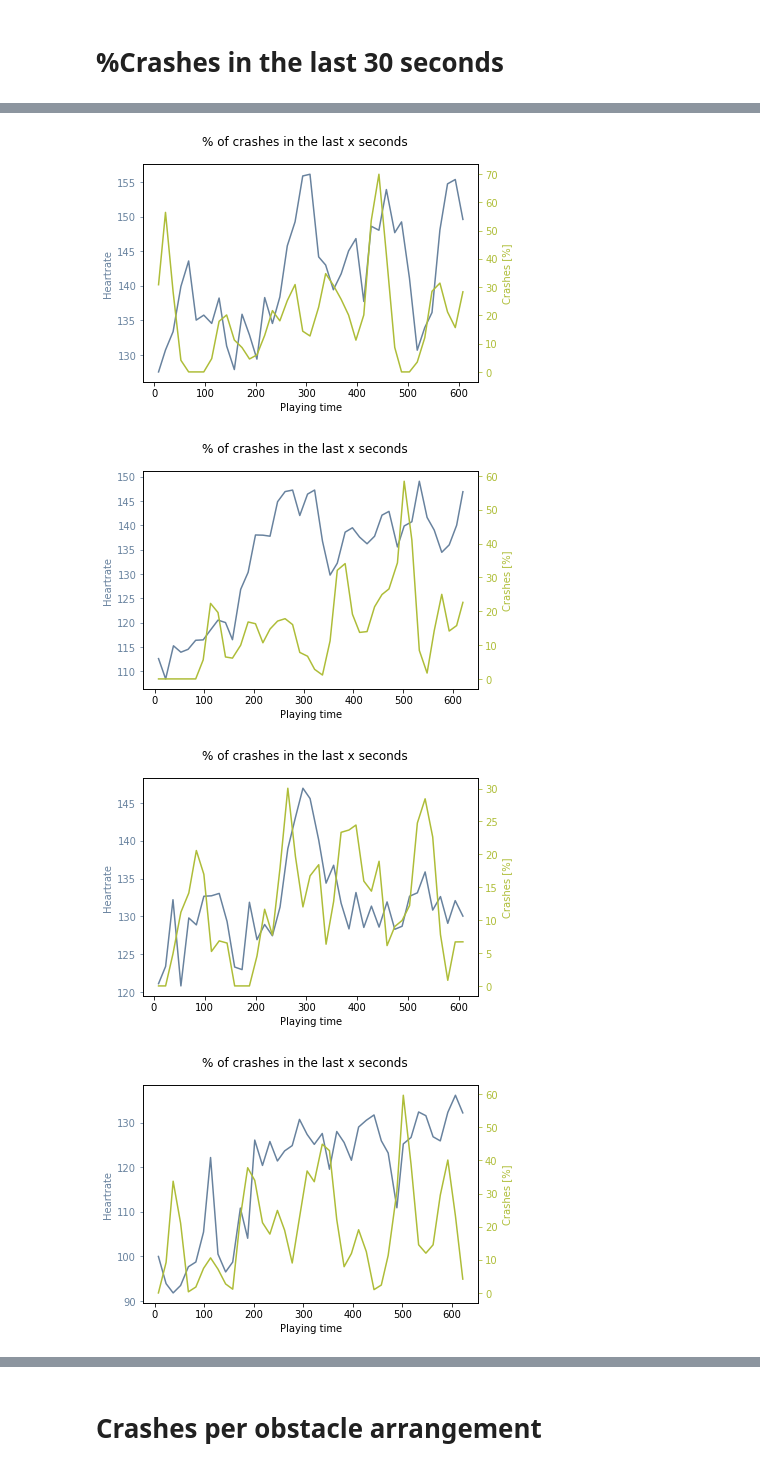
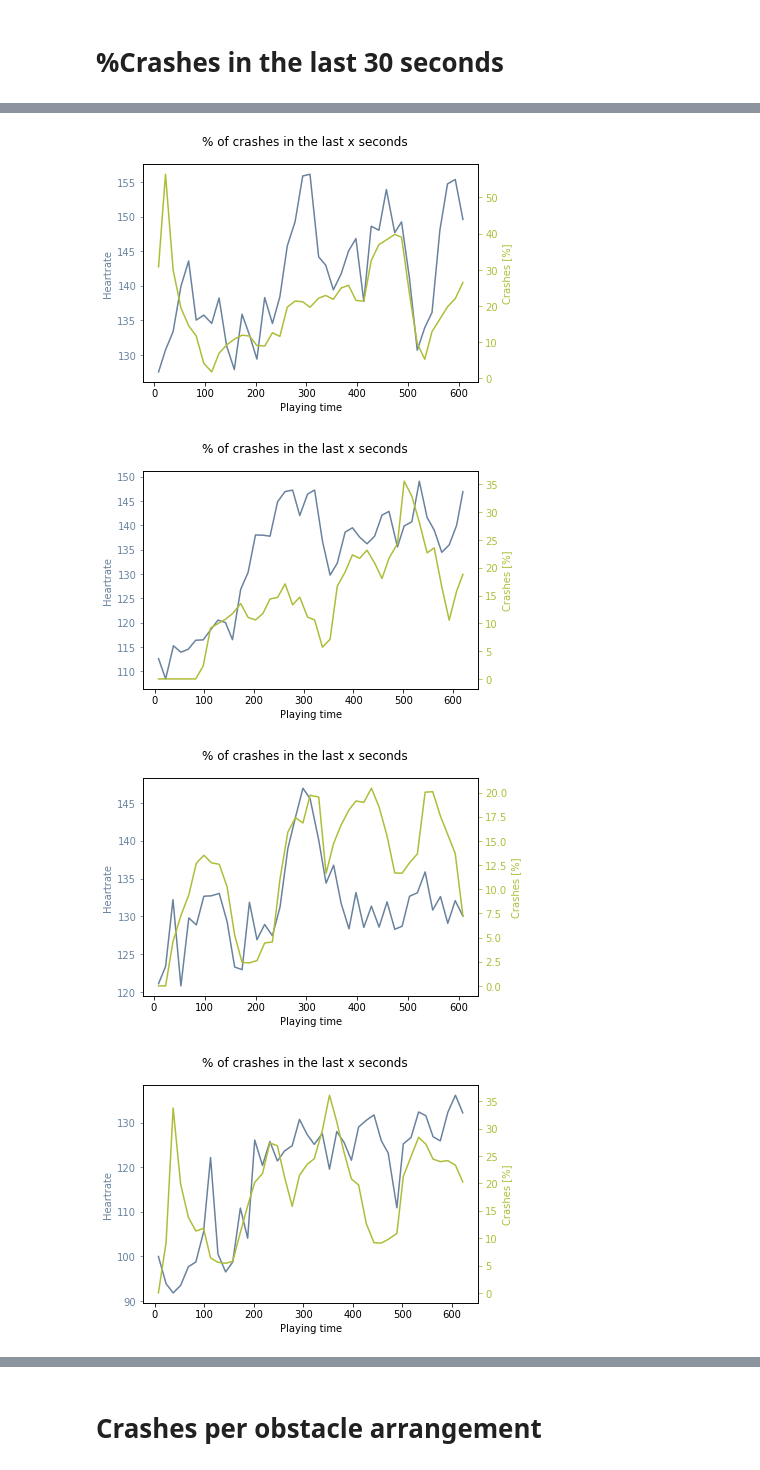
Before and after one commit to bastianmorath/4Ps-Plunder-Planet, a Jupyter notebook: jn_main.ipynb, the cells around one changed output, grey strips where cells are left out. Cells and saved outputs as stored; diff of their text form; code cells hidden in the pictures.

```diff
--- a/jn_main.ipynb
+++ b/jn_main.ipynb
@@ -274,7 +274,7 @@ plt.bar(x, percentage_of_crashes)
 # %% [markdown]
 # %Crashes in the last 30 seconds
 # %%
-window = 30 #Over how many seconds should we caluculate %crashes?
+window = 80 #Over how many seconds should we caluculate %crashes?
 resolution = 15 #Resampling interval
 
 def df_from_to(_from, _to):
@@ -309,5 +309,5 @@ for idx, df in enumerate(gl.dataframes):
                 ax2.set_xlabel('Time')
                 ax2.tick_params('y', colors=gl.green_color)
 
-                #plt.savefig(gl.svn_base_path + '/Plots/%Crashes/%crashes_heartrate_' +gl.rel_files[idx] + '.pdf')
+                plt.savefig(gl.svn_base_path + '/Plots/%Crashes/%crashes_heartrate_' +gl.rel_files[idx] + '.pdf')
 # %% [output]
@@ -315,4 +315,4 @@ for idx, df in enumerate(gl.dataframes):
-[figure, old version]
+[figure, new version]
-[figure, old version]
+[figure, new version]
-[figure, old version]
+[figure, new version]
-[figure, old version]
+[figure, new version]
```
Also changed, not shown: parts of 1 cell of this notebook, 1 other file.
